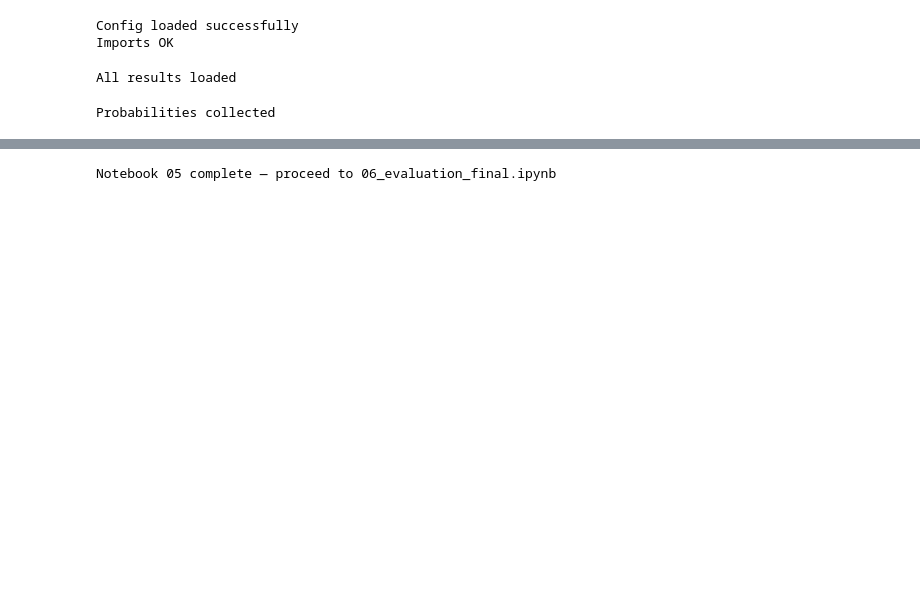
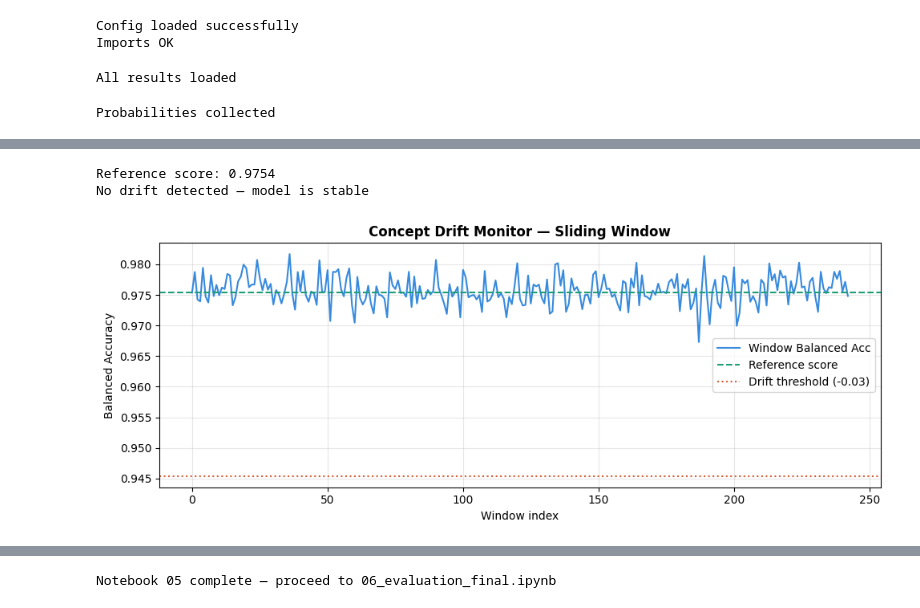
Before and after one commit to zied42/IDS_PCD, a Jupyter notebook: 05_hybrid_ensemble.ipynb, the cells around one changed output, grey strips where cells are left out. Saved outputs shown, nothing was run; the diff lists cells and outputs as text; code cells hidden in the pictures; blank space fills up the shorter version.

```diff
--- a/05_hybrid_ensemble.ipynb
+++ b/05_hybrid_ensemble.ipynb
@@ -114,2 +315,60 @@ Hybrid ensemble metrics:
+# %%
+WINDOW_SIZE  = 10_000
+DRIFT_THRESH = 0.03
+
+n_windows  = len(y_test) // WINDOW_SIZE
+y_test_arr = y_test.values
+y_pred_arr = y_pred_hybrid_true
+
+reference_score = balanced_accuracy_score(
+    y_test_arr[:WINDOW_SIZE],
+    y_pred_arr[:WINDOW_SIZE]
+)
+print(f"Reference score: {reference_score:.4f}")
+
+window_scores  = []
+drift_detected = []
+
+for i in range(n_windows):
+    start   = i * WINDOW_SIZE
+    end     = start + WINDOW_SIZE
+    w_score = balanced_accuracy_score(
+        y_test_arr[start:end],
+        y_pred_arr[start:end]
+    )
+    drift = (reference_score - w_score) > DRIFT_THRESH
+    window_scores.append(w_score)
+    drift_detected.append(drift)
+    if drift:
+        print(f"  Drift at window {i} "
+              f"(BAcc dropped to {w_score:.4f})")
+
+if not any(drift_detected):
+    print("No drift detected — model is stable")
+
+fig, ax = plt.subplots(figsize=(10, 4))
+ax.plot(window_scores, color="#378ADD",
+        label="Window Balanced Acc")
+ax.axhline(reference_score, color="#1D9E75",
+           linestyle="--", label="Reference score")
+ax.axhline(reference_score - DRIFT_THRESH,
+           color="#D85A30", linestyle=":",
+           label=f"Drift threshold (-{DRIFT_THRESH})")
+for i, d in enumerate(drift_detected):
+    if d:
+        ax.axvline(i, color="#D85A30", alpha=0.4)
+ax.set_xlabel("Window index")
+ax.set_ylabel("Balanced Accuracy")
+ax.set_title("Concept Drift Monitor — Sliding Window",
+             fontweight="bold")
+ax.legend()
+ax.grid(True, alpha=0.3)
+plt.tight_layout()
+plt.savefig("outputs/graphs/05_concept_drift.png", dpi=150)
+plt.show()
+# %% [output]
+Reference score: 0.9754
+No drift detected — model is stable
+[figure, added]
 # %%
 # Cell 5 — Hybrid vs single model comparison graphs
```
Also changed, not shown: parts of 12 cells of this notebook, 30 other files.
